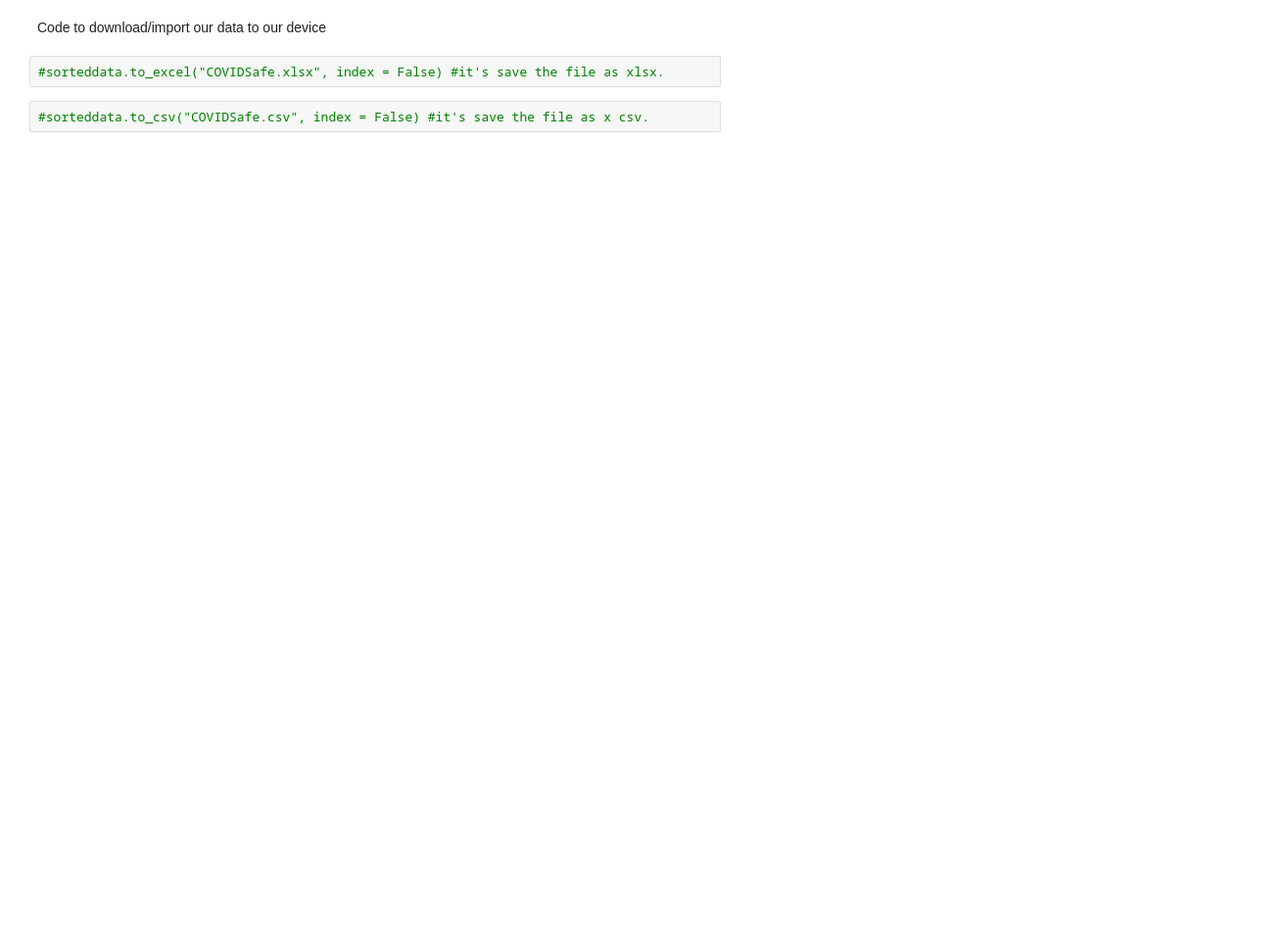
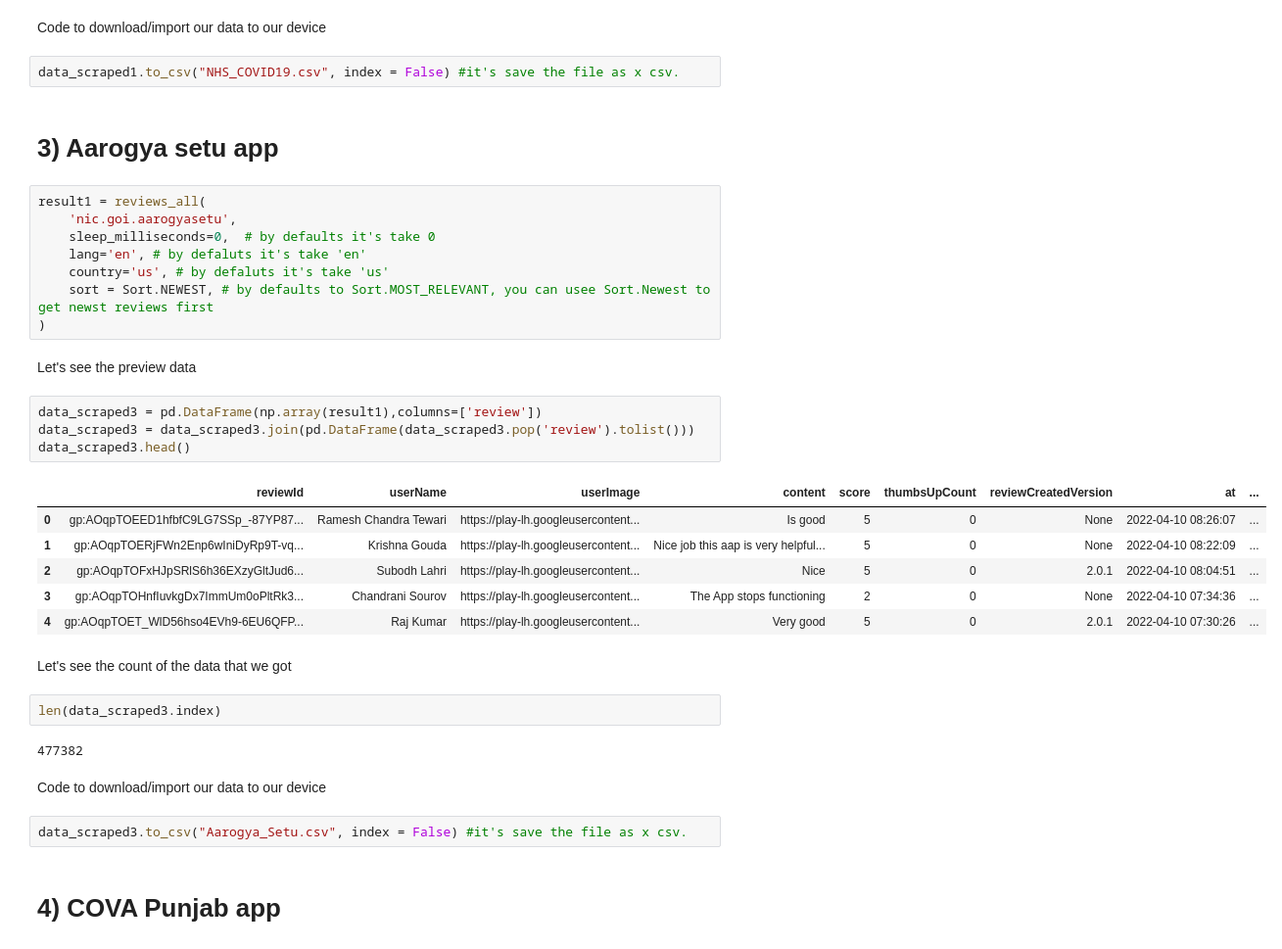
Before and after one commit to anilpankaj/COVID_APPs_REVIEW, a Jupyter notebook: Covid_Review.ipynb, the cells around one changed output. Shown: that part at 98% size. Saved outputs shown, nothing was run; the diff lists cells and outputs as text; blank space fills up the shorter version.

```diff
--- a/Covid_Review.ipynb
+++ b/Covid_Review.ipynb
@@ -98,6 +95,39 @@ sorteddata.head()
 # %% [markdown]
 Code to download/import our data to our device
 # %%
-#sorteddata.to_excel("COVIDSafe.xlsx", index = False) #it's save the file as xlsx.
+data_scraped1.to_csv("NHS_COVID19.csv", index = False) #it's save the file as x csv.
+# %% [markdown]
+# 3) Aarogya setu app
+# %%
+result1 = reviews_all(
+    'nic.goi.aarogyasetu',
+    sleep_milliseconds=0,  # by defaults it's take 0
+    lang='en', # by defaluts it's take 'en'
+    country='us', # by defaluts it's take 'us'
+    sort = Sort.NEWEST, # by defaults to Sort.MOST_RELEVANT, you can usee Sort.Newest to get newst reviews first
+)
+# %% [markdown]
+Let's see the preview data
+# %%
+data_scraped3 = pd.DataFrame(np.array(result1),columns=['review'])
+data_scraped3 = data_scraped3.join(pd.DataFrame(data_scraped3.pop('review').tolist()))
+data_scraped3.head()
+# %% [output]
+|  | reviewId | userName | userImage | content | score | thumbsUpCount | reviewCreatedVersion | at | ... |
+| 0 | gp:AOqpTOEED1hfbfC9LG7SSp_-87YP87... | Ramesh Chandra Tewari | https://play-lh.googleusercontent... | Is good | 5 | 0 | None | 2022-04-10 08:26:07 | ... |
+| 1 | gp:AOqpTOERjFWn2Enp6wIniDyRp9T-vq... | Krishna Gouda | https://play-lh.googleusercontent... | Nice job this aap is very helpful... | 5 | 0 | None | 2022-04-10 08:22:09 | ... |
+| 2 | gp:AOqpTOFxHJpSRlS6h36EXzyGltJud6... | Subodh Lahri | https://play-lh.googleusercontent... | Nice | 5 | 0 | 2.0.1 | 2022-04-10 08:04:51 | ... |
+| 3 | gp:AOqpTOHnfIuvkgDx7ImmUm0oPltRk3... | Chandrani Sourov | https://play-lh.googleusercontent... | The App stops functioning | 2 | 0 | None | 2022-04-10 07:34:36 | ... |
+| 4 | gp:AOqpTOET_WlD56hso4EVh9-6EU6QFP... | Raj Kumar | https://play-lh.googleusercontent... | Very good | 5 | 0 | 2.0.1 | 2022-04-10 07:30:26 | ... |
+# %% [markdown]
+Let's see the count of the data that we got
+# %%
+len(data_scraped3.index)
+# %% [output]
+477382
+# %% [markdown]
+Code to download/import our data to our device
 # %%
-#sorteddata.to_csv("COVIDSafe.csv", index = False) #it's save the file as x csv.
+data_scraped3.to_csv("Aarogya_Setu.csv", index = False) #it's save the file as x csv.
+# %% [markdown]
+# 4) COVA Punjab app
```
Also changed, not shown: parts of 118 cells of this notebook.
